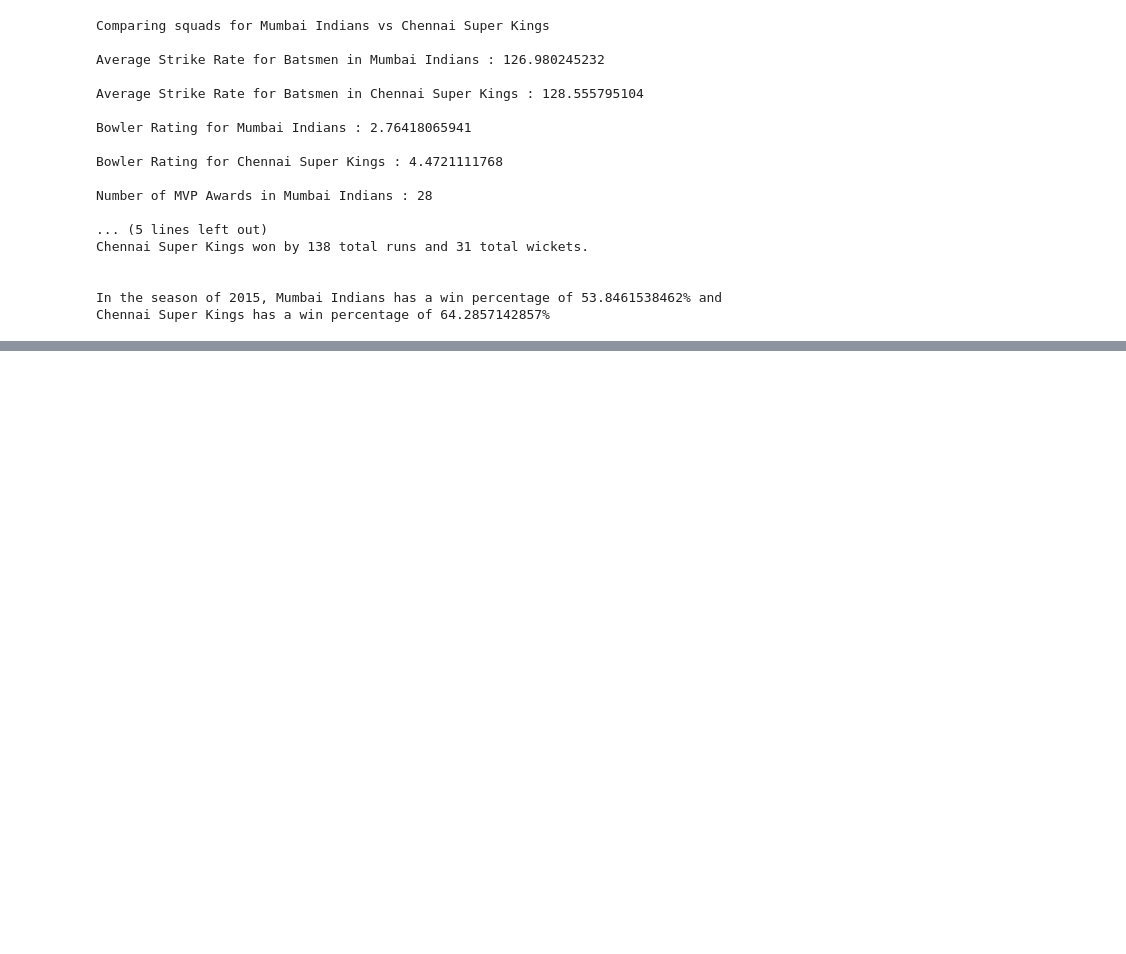
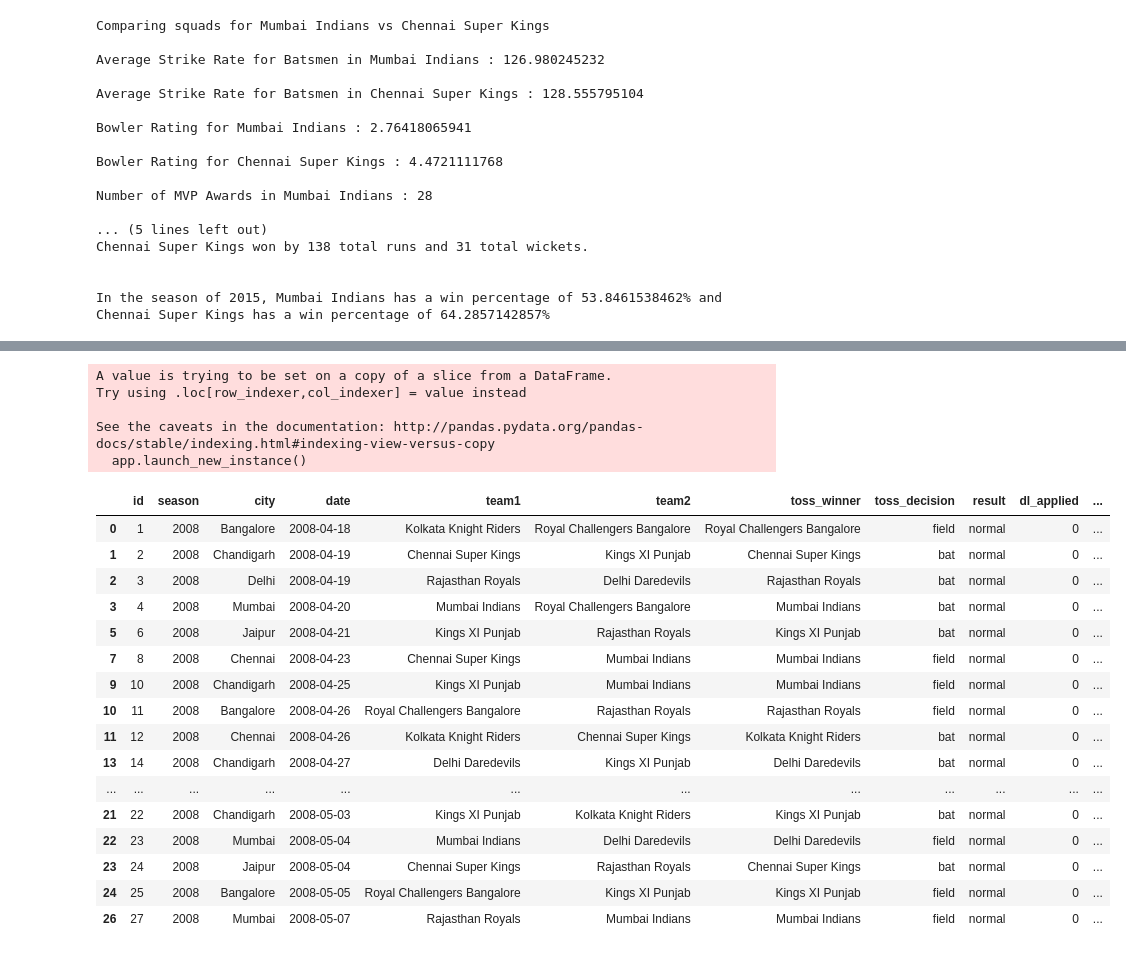
Before and after one commit to XInterns/IPL-Sparkers-2017-Interns, a Jupyter notebook: src/Match Outcome Prediction with IPL Data (Soham).ipynb, the cells around one changed output, grey strips where cells are left out. Drawn from its saved outputs; the diff is of its cells as text; code cells hidden in the pictures; blank space fills up the shorter version.

```diff
--- a/src/Match Outcome Prediction with IPL Data (Soham).ipynb
+++ b/src/Match Outcome Prediction with IPL Data (Soham).ipynb
@@ -390,0 +389,31 @@ NameError: name 'matches' is not defined
+# %%
+#Create Column for Team 1 Winning Status (1 = Won, 0 = Lost)
+
+matches['team1Winning'] = np.where(matches['team1'] == matches['winner'], 1, 0)
+# %% [output]
+A value is trying to be set on a copy of a slice from a DataFrame.
+Try using .loc[row_indexer,col_indexer] = value instead
+
+See the caveats in the documentation: http://pandas.pydata.org/pandas-docs/stable/indexing.html#indexing-view-versus-copy
+  app.launch_new_instance()
+# %%
+#Testing
+matches.head(20)
+# %% [output]
+|  | id | season | city | date | team1 | team2 | toss_winner | toss_decision | result | dl_applied | ... |
+| 0 | 1 | 2008 | Bangalore | 2008-04-18 | Kolkata Knight Riders | Royal Challengers Bangalore | Royal Challengers Bangalore | field | normal | 0 | ... |
+| 1 | 2 | 2008 | Chandigarh | 2008-04-19 | Chennai Super Kings | Kings XI Punjab | Chennai Super Kings | bat | normal | 0 | ... |
+| 2 | 3 | 2008 | Delhi | 2008-04-19 | Rajasthan Royals | Delhi Daredevils | Rajasthan Royals | bat | normal | 0 | ... |
+| 3 | 4 | 2008 | Mumbai | 2008-04-20 | Mumbai Indians | Royal Challengers Bangalore | Mumbai Indians | bat | normal | 0 | ... |
+| 5 | 6 | 2008 | Jaipur | 2008-04-21 | Kings XI Punjab | Rajasthan Royals | Kings XI Punjab | bat | normal | 0 | ... |
+| 7 | 8 | 2008 | Chennai | 2008-04-23 | Chennai Super Kings | Mumbai Indians | Mumbai Indians | field | normal | 0 | ... |
+| 9 | 10 | 2008 | Chandigarh | 2008-04-25 | Kings XI Punjab | Mumbai Indians | Mumbai Indians | field | normal | 0 | ... |
+| 10 | 11 | 2008 | Bangalore | 2008-04-26 | Royal Challengers Bangalore | Rajasthan Royals | Rajasthan Royals | field | normal | 0 | ... |
+| 11 | 12 | 2008 | Chennai | 2008-04-26 | Kolkata Knight Riders | Chennai Super Kings | Kolkata Knight Riders | bat | normal | 0 | ... |
+| 13 | 14 | 2008 | Chandigarh | 2008-04-27 | Delhi Daredevils | Kings XI Punjab | Delhi Daredevils | bat | normal | 0 | ... |
+| ... | ... | ... | ... | ... | ... | ... | ... | ... | ... | ... | ... |
+| 21 | 22 | 2008 | Chandigarh | 2008-05-03 | Kings XI Punjab | Kolkata Knight Riders | Kings XI Punjab | bat | normal | 0 | ... |
+| 22 | 23 | 2008 | Mumbai | 2008-05-04 | Mumbai Indians | Delhi Daredevils | Delhi Daredevils | field | normal | 0 | ... |
+| 23 | 24 | 2008 | Jaipur | 2008-05-04 | Chennai Super Kings | Rajasthan Royals | Chennai Super Kings | bat | normal | 0 | ... |
+| 24 | 25 | 2008 | Bangalore | 2008-05-05 | Royal Challengers Bangalore | Kings XI Punjab | Kings XI Punjab | field | normal | 0 | ... |
+| 26 | 27 | 2008 | Mumbai | 2008-05-07 | Rajasthan Royals | Mumbai Indians | Mumbai Indians | field | normal | 0 | ... |
```
Also changed, not shown: parts of 5 cells of this notebook.
